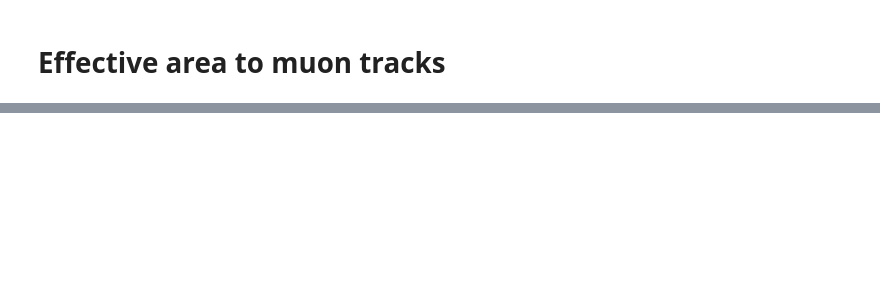
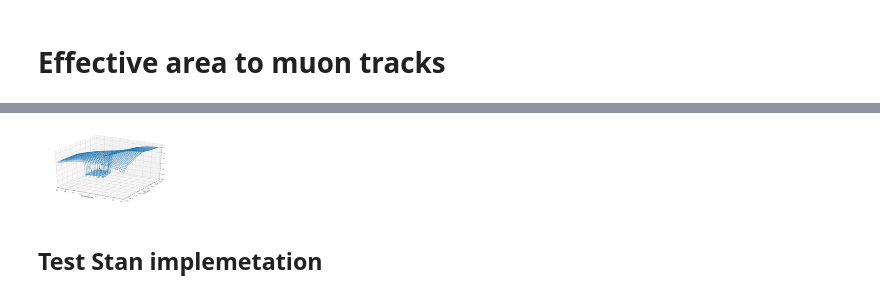
Before and after one commit to specktakel/hierarchical_nu, a Jupyter notebook: dev/statistical_model/4_tracks_and_cascades/mu_tracks_Aeff.ipynb, the cells around one changed output, grey strips where cells are left out. Cells and saved outputs as stored; diff of their text form; code cells hidden in the pictures; blank space fills up the shorter version.

Commit message:
Improve test muon track Aeff and repeat precomputation of exposure integrals

```diff
--- a/dev/statistical_model/4_tracks_and_cascades/mu_tracks_Aeff.ipynb
+++ b/dev/statistical_model/4_tracks_and_cascades/mu_tracks_Aeff.ipynb
@@ -39,0 +12,2 @@ plt.colorbar()
+# %%
+aeff = effective_area_tracks()
@@ -39,0 +17,21 @@ plt.colorbar()
+# %%
+x = np.linspace(3, 7, 200)
+y = np.linspace(-1, 1, 200)
+xx, yy = np.meshgrid(x, y)
+xx = xx.T
+yy = yy.T
+z = aeff.eval(x, y)
+
+fig = plt.figure(figsize=(18, 10))
+ax = fig.add_subplot(111, projection='3d')
+surf = ax.plot_wireframe(xx, yy, z, rstride=5, cstride=5)
+
+ax.set_xlabel('log10(energy/GeV)')
+ax.set_ylabel('cos(zenith)')
+ax.set_xlim([3.0, 7.0])
+ax.set_ylim([-1.0, 1.0])
+ax.set_zlim([-10, 3]);
+# %% [output]
+[figure, added]
+# %% [markdown]
+## Test Stan implemetation
```
Also changed, not shown: parts of 7 cells of this notebook, 5 other files.
